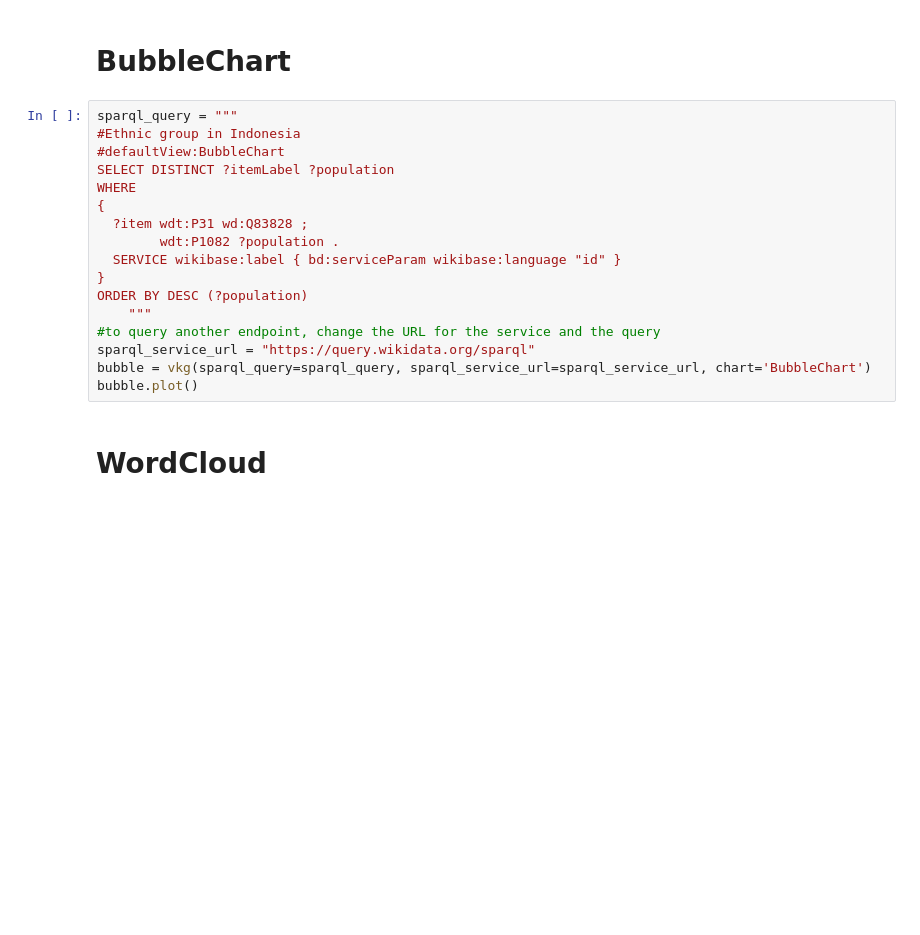
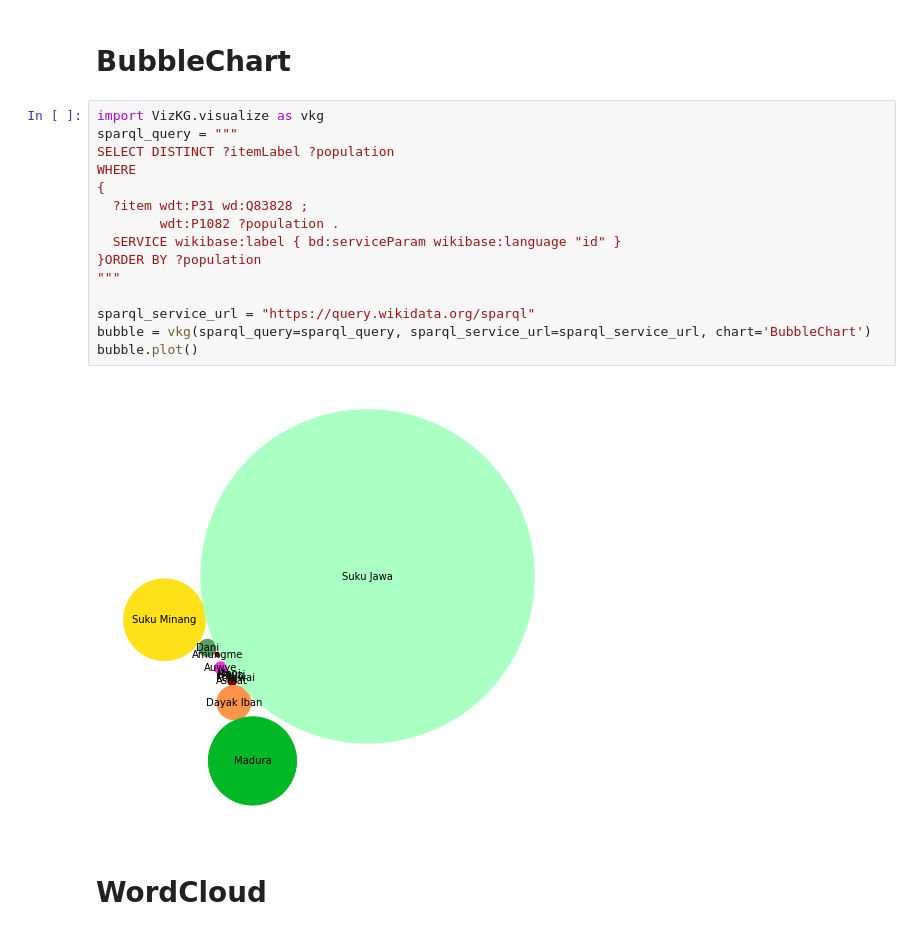
Before and after one commit to fadirra/vizkg, a Jupyter notebook: example/VizKG.ipynb, the cells around one changed output. Saved outputs shown, nothing was run; the diff lists cells and outputs as text; blank space fills up the shorter version.

```diff
--- a/example/VizKG.ipynb
+++ b/example/VizKG.ipynb
@@ -27,22 +87,22 @@ class vizKG(builtins.object)
 # %% [markdown]
 # BubbleChart
 # %%
+import VizKG.visualize as vkg
 sparql_query = """
-#Ethnic group in Indonesia
-#defaultView:BubbleChart
 SELECT DISTINCT ?itemLabel ?population
 WHERE
 {
   ?item wdt:P31 wd:Q83828 ;
         wdt:P1082 ?population .
   SERVICE wikibase:label { bd:serviceParam wikibase:language "id" }
-}
-ORDER BY DESC (?population)
-    """
-#to query another endpoint, change the URL for the service and the query
+}ORDER BY ?population
+"""
+
 sparql_service_url = "https://query.wikidata.org/sparql"
 bubble = vkg(sparql_query=sparql_query, sparql_service_url=sparql_service_url, chart='BubbleChart')
 bubble.plot()
+# %% [output]
+[figure, added]
 # %% [markdown]
 # WordCloud
 # %%
```
Also changed, not shown: parts of 18 cells of this notebook, 10 other files.
